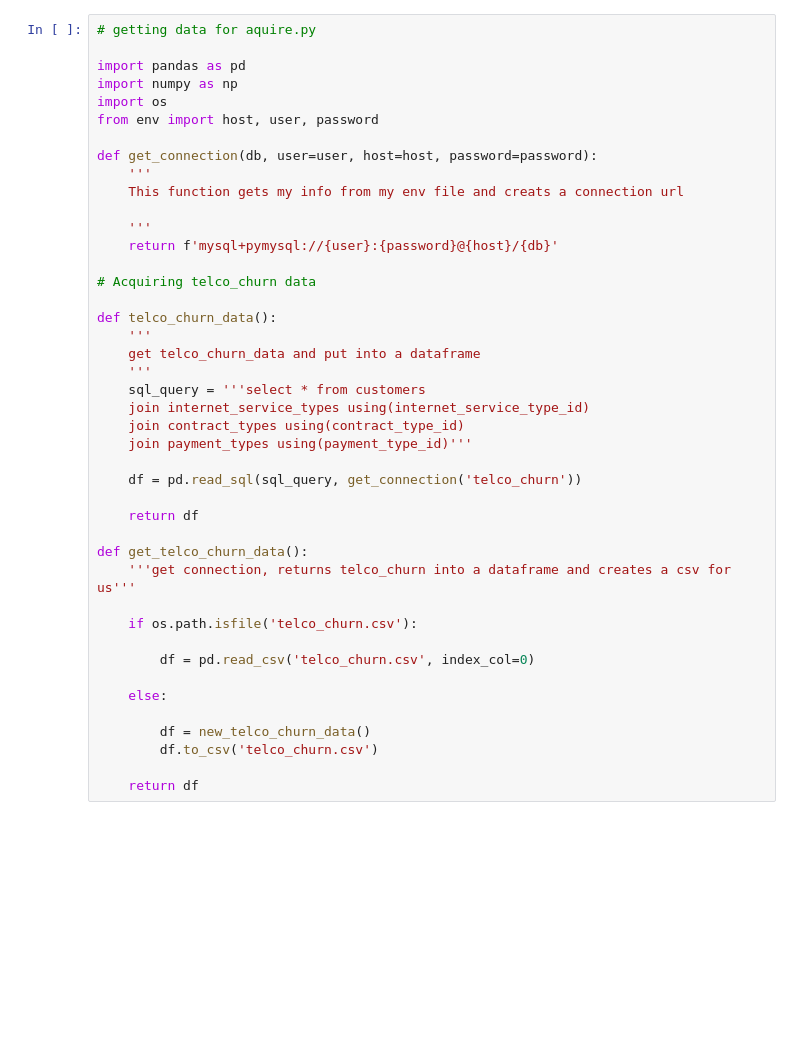
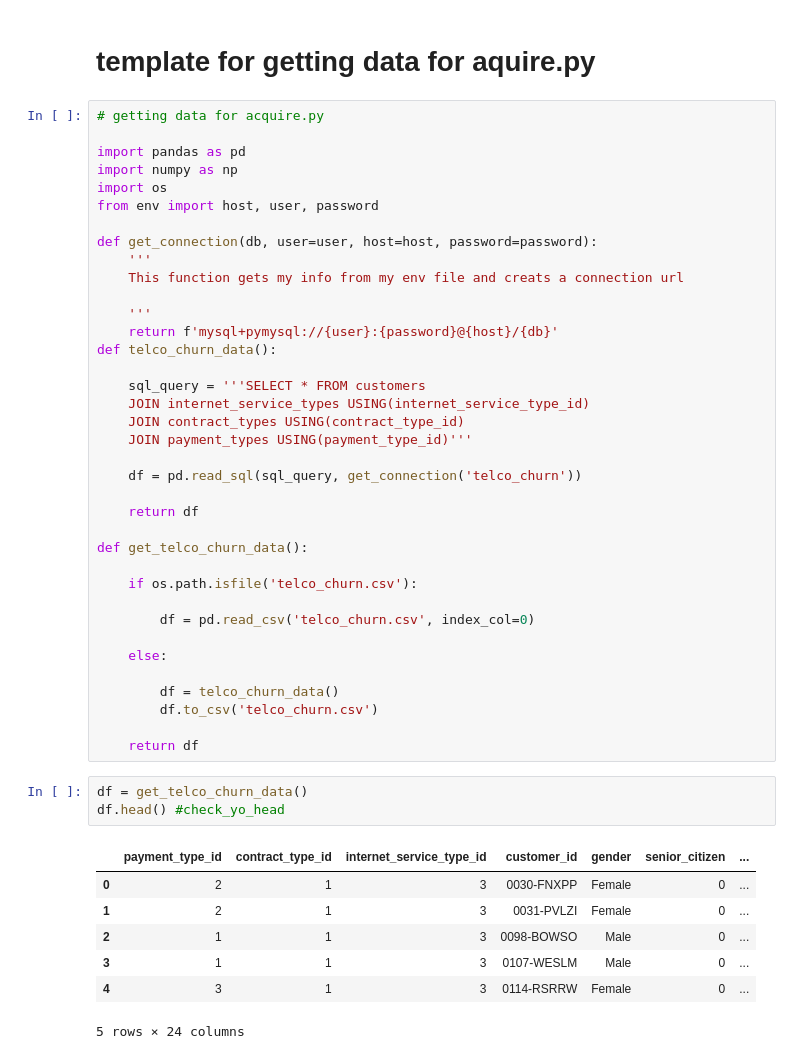
Before and after one commit to jamesallen0351/telco_classification_project, a Jupyter notebook: scratchpad.ipynb, the cells around one changed output. Saved outputs shown, nothing was run; the diff lists cells and outputs as text; blank space fills up the shorter version.

```diff
--- a/scratchpad.ipynb
+++ b/scratchpad.ipynb
@@ -1,5 +1,7 @@
+# %% [markdown]
+# template for getting data for aquire.py
 # %%
-# getting data for aquire.py
+# getting data for acquire.py
 
 import pandas as pd
 import numpy as np
@@ -12,24 +14,18 @@ def get_connection(db, user=user, host=host, password=password):
 
     '''
     return f'mysql+pymysql://{user}:{password}@{host}/{db}'
+def telco_churn_data():
 
-# Acquiring telco_churn data
-
-def telco_churn_data():
-    '''
-    get telco_churn_data and put into a dataframe
-    '''
-    sql_query = '''select * from customers
-    join internet_service_types using(internet_service_type_id)
-    join contract_types using(contract_type_id)
-    join payment_types using(payment_type_id)'''
+    sql_query = '''SELECT * FROM customers
+    JOIN internet_service_types USING(internet_service_type_id)
+    JOIN contract_types USING(contract_type_id)
+    JOIN payment_types USING(payment_type_id)'''
 
     df = pd.read_sql(sql_query, get_connection('telco_churn'))
 
     return df
 
 def get_telco_churn_data():
-    '''get connection, returns telco_churn into a dataframe and creates a csv for us'''
 
     if os.path.isfile('telco_churn.csv'):
 
@@ -37,7 +33,18 @@ def get_telco_churn_data():
 
     else:
 
-        df = new_telco_churn_data()
+        df = telco_churn_data()
         df.to_csv('telco_churn.csv')
 
     return df
+# %%
+df = get_telco_churn_data()
+df.head() #check_yo_head
+# %% [output]
+|  | payment_type_id | contract_type_id | internet_service_type_id | customer_id | gender | senior_citizen | ... |
+| 0 | 2 | 1 | 3 | 0030-FNXPP | Female | 0 | ... |
+| 1 | 2 | 1 | 3 | 0031-PVLZI | Female | 0 | ... |
+| 2 | 1 | 1 | 3 | 0098-BOWSO | Male | 0 | ... |
+| 3 | 1 | 1 | 3 | 0107-WESLM | Male | 0 | ... |
+| 4 | 3 | 1 | 3 | 0114-RSRRW | Female | 0 | ... |
+5 rows × 24 columns
```
Also changed, not shown: parts of 8 cells of this notebook, 2 other files.
